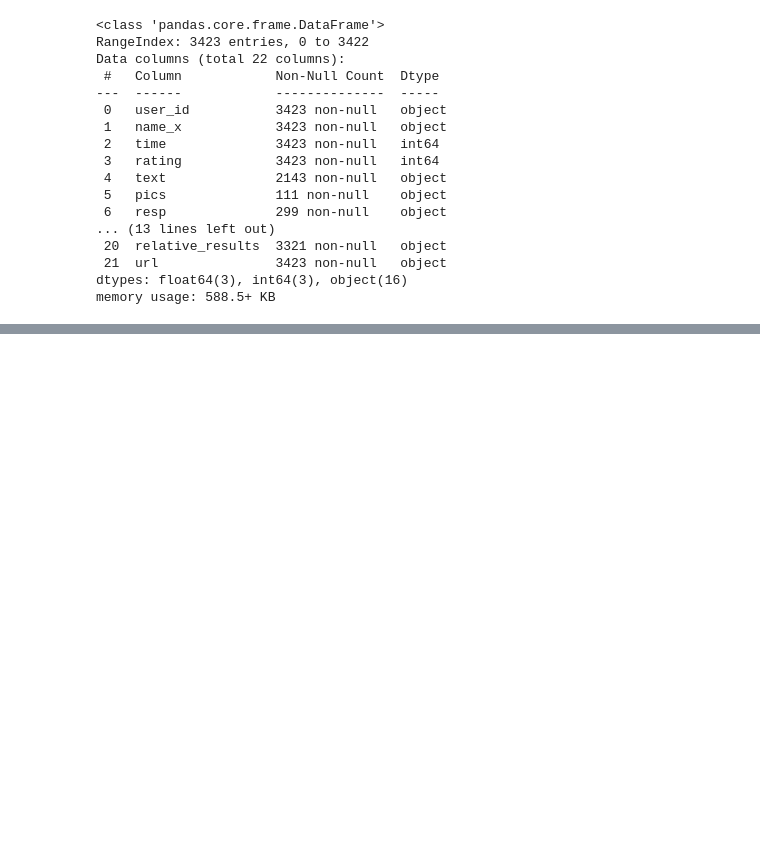
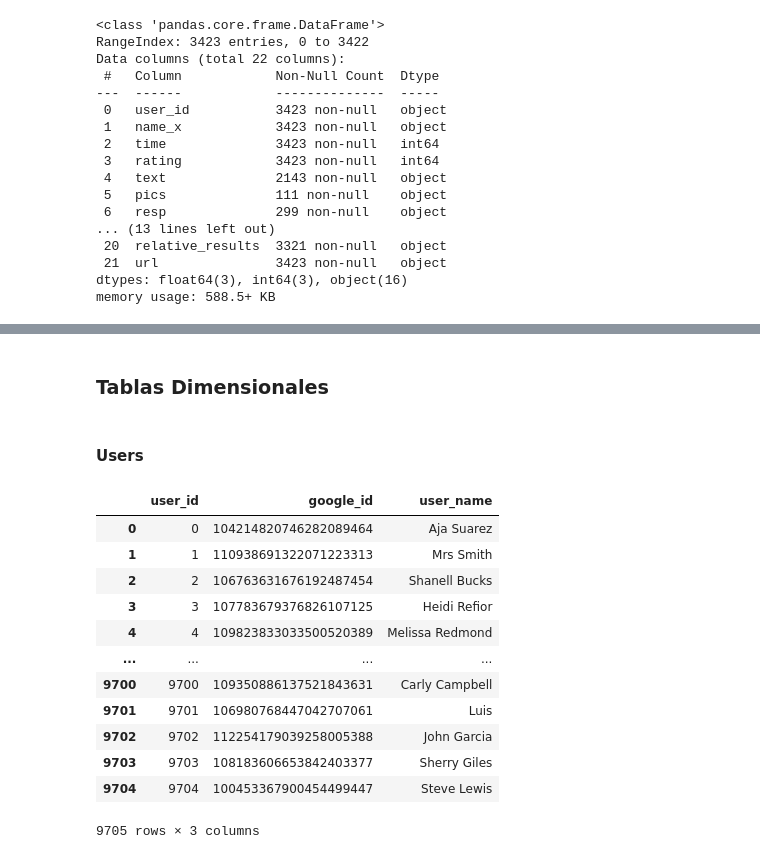
Before and after one commit to cristhianc001/Analisis-Sentimientos-Hoteles, a Jupyter notebook: notebooks/etl-google-maps.ipynb, the cells around one changed output, grey strips where cells are left out. Cells and saved outputs as stored; diff of their text form; code cells hidden in the pictures; blank space fills up the shorter version.

```diff
--- a/notebooks/etl-google-maps.ipynb
+++ b/notebooks/etl-google-maps.ipynb
@@ -526,0 +550,2 @@ reviews_google = pd.concat(estados_lista, ignore_index=True)
+# %% [markdown]
+### Tablas Dimensionales
@@ -526,0 +558,24 @@ reviews_google = pd.concat(estados_lista, ignore_index=True)
+# %% [markdown]
+#### Users
+# %%
+users = reviews_google[["user_id", "user_name"]].drop_duplicates(subset=['user_id', 'user_name']).reset_index(drop=True)
+# %%
+users.rename(columns={'user_id': 'google_id'}, inplace=True)
+# %%
+users = users.reset_index()
+users.rename(columns={'index': 'user_id'}, inplace=True)
+users
+# %% [output]
+|  | user_id | google_id | user_name |
+| 0 | 0 | 104214820746282089464 | Aja Suarez |
+| 1 | 1 | 110938691322071223313 | Mrs Smith |
+| 2 | 2 | 106763631676192487454 | Shanell Bucks |
+| 3 | 3 | 107783679376826107125 | Heidi Refior |
+| 4 | 4 | 109823833033500520389 | Melissa Redmond |
+| ... | ... | ... | ... |
+| 9700 | 9700 | 109350886137521843631 | Carly Campbell |
+| 9701 | 9701 | 106980768447042707061 | Luis |
+| 9702 | 9702 | 112254179039258005388 | John Garcia |
+| 9703 | 9703 | 108183606653842403377 | Sherry Giles |
+| 9704 | 9704 | 100453367900454499447 | Steve Lewis |
+9705 rows × 3 columns
```
Also changed, not shown: parts of 33 cells of this notebook.
